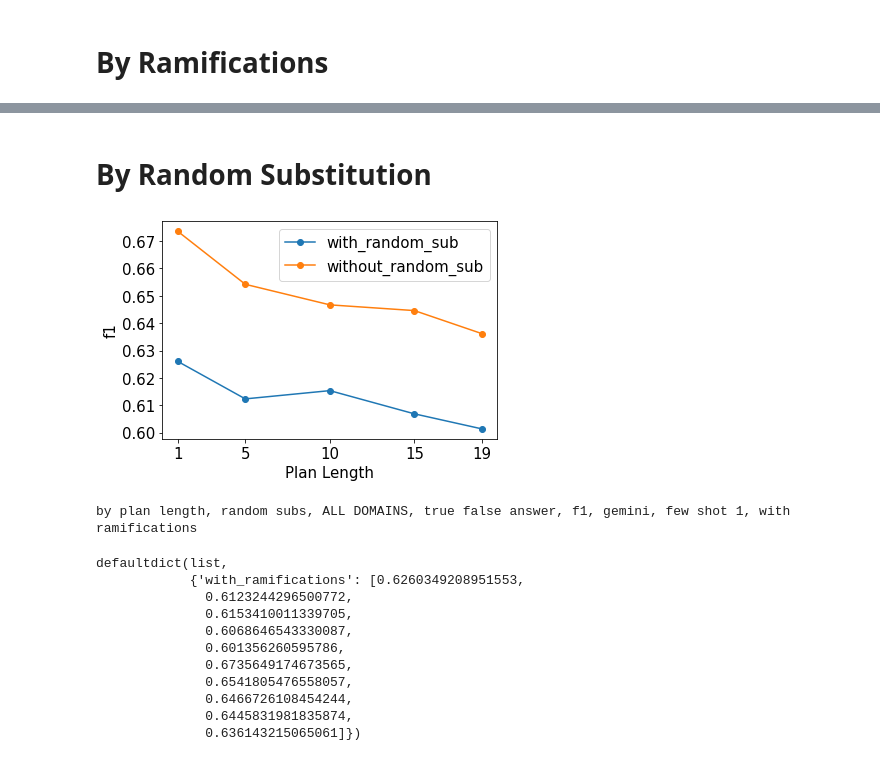
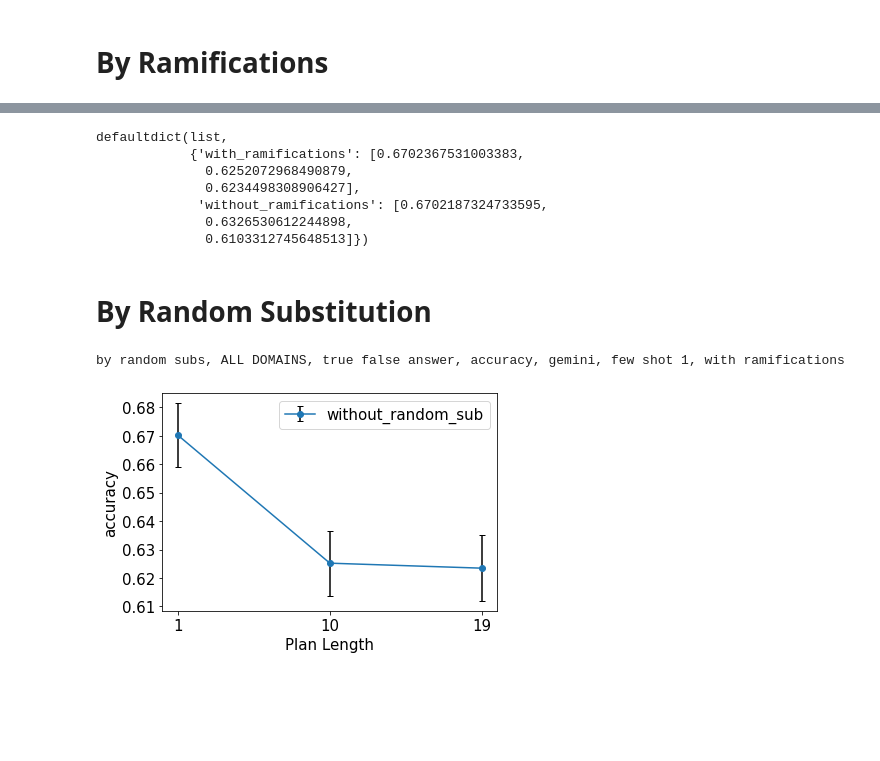
Before and after one commit to izuminka/reasoning_about_actions, a Jupyter notebook: src/analysis/plots/by_plan_length.ipynb, the cells around one changed output, grey strips where cells are left out. Saved outputs shown, nothing was run; the diff lists cells and outputs as text; code cells hidden in the pictures; blank space fills up the shorter version.

```diff
--- a/src/analysis/plots/by_plan_length.ipynb
+++ b/src/analysis/plots/by_plan_length.ipynb
@@ -73,6 +109,8 @@ for domain_type, domain_ls in [(TRANSPORTATION_DOMAIN_KEY, TRANSPORTATION_DOMAIN
 # %% [markdown]
 # By Question Category
 # %%
+ramifications = WITHOUT_RAMIFICATIONS
+
 for domain in [ALL_DOMAINS_KEY]: #[TRANSPORTATION_DOMAIN_KEY, NON_TRANSPORTATION_DOMAIN_KEY]: #ALL_DOMAINS_KEY
     results_by_cat = defaultdict(list)
     error_by_cat = defaultdict(list)
@@ -82,18 +120,18 @@ for domain in [ALL_DOMAINS_KEY]: #[TRANSPORTATION_DOMAIN_KEY, NON_TRANSPORTATION
             results_by_cat[question_category].append(res_obj['result'])
             error_by_cat[question_category].append(res_obj['result_other']['sem'])
 
-    plt.figure()
+    plt.figure(figsize=(6,5))
     # plt.plot(plan_lengths, [0.5 for _ in range(len(plan_lengths))], linestyle='dashed', color='black')
 
     for categoty, data in results_by_cat.items():
         # plt.plot(plan_lengths, data, 'o-', label=categoty)
-        plt.errorbar(plan_lengths, data, yerr=error_by_cat[categoty], capsize=3, fmt="o-", label=categoty, ecolor = "black")
+        plt.errorbar(plan_lengths, data, yerr=error_by_cat[categoty], capsize=3, fmt="o-", label=categoty, ecolor = "grey")
 
 
     plt.ylim([0.4, 1])
     plt.xticks(plan_lengths)
     # plt.title(f'{domain} {model_name} {prompt_type} {ramifications}')
-    plt.legend(fontsize=9)#, loc=(1.04, 0))
+    plt.legend(fontsize=10)#, loc=(1.04, 0))
     plt.xticks(size=15)
     plt.xlabel('Plan Length', size=15)
     plt.yticks(size=15)
@@ -114,6 +152,4 @@ model_name = 'gemini'#'gemma-2b-it'
 prompt_type = 'few_shot_1'
 subs = WITHOUT_RANDOM_SUB
 question_category = ALL_QUESTION_CATEGORIES_KEY
-
-save_dir = os.path.join(STATISTICS_PATH, 'by_length_plots')
 # %%
@@ -147,3 +188,13 @@ for domain in [ALL_DOMAINS_KEY]: #[TRANSPORTATION_DOMAIN_KEY, NON_TRANSPORTATION
+# %%
+results_by_cat
+# %% [output]
+defaultdict(list,
+            {'with_ramifications': [0.6702367531003383,
+              0.6252072968490879,
+              0.6234498308906427],
+             'without_ramifications': [0.6702187324733595,
+              0.6326530612244898,
+              0.6103312745648513]})
 # %% [markdown]
 # By Random Substitution
 # %%
@@ -151,50 +202,38 @@ model_name = 'gemini'#'gemma-2b-it'
 prompt_type = 'few_shot_1'
 question_category = ALL_QUESTION_CATEGORIES_KEY
 ramifications = WITH_RAMIFICATIONS
-
-save_dir = os.path.join(STATISTICS_PATH, 'by_length_plots')
 # %%
 for domain in [ALL_DOMAINS_KEY]: #[TRANSPORTATION_DOMAIN_KEY, NON_TRANSPORTATION_DOMAIN_KEY]: #ALL_DOMAINS_KEY DOMAIN_NAMES:
     results_by_cat = defaultdict(list)
+    error_by_cat = defaultdict(list)
     for subs in [WITH_RANDOM_SUB, WITHOUT_RANDOM_SUB]:
-        for plan_length in PLAN_LENGTHS:
-            res = filter_single_selector(stats_all, plan_length, question_category, ramifications, model_name, prompt_type, domain, answer_type, subs)
-            results_by_cat[subs].append(res)
+        for plan_length in plan_lengths:
+            res_obj = filter_single_selector(stats_all, plan_length, question_category, ramifications, model_name, prompt_type, domain, answer_type, subs)
+            if res_obj:
+                results_by_cat[subs].append(res_obj['result'])
+                error_by_cat[subs].append(res_obj['result_other']['sem'])
 
     plt.figure()
     # plt.plot(PLAN_LENGTHS, [0.5 for _ in range(len(PLAN_LENGTHS))], linestyle='dashed', color='black')
 
     for categoty, data in results_by_cat.items():
-        plt.plot(PLAN_LENGTHS, data, 'o-', label=categoty)
+        plt.errorbar(plan_lengths, data, yerr=error_by_cat[categoty], capsize=3, fmt="o-", label=categoty, ecolor = "black")
 
     # plt.ylim([0.6, 0.7])
-    plt.xticks(PLAN_LENGTHS)
+    plt.xticks(plan_lengths)
     # plt.title(f'{domain} {model_name} {prompt_type} {ramifications}')
     plt.legend(fontsize=15)
     plt.xticks(size=15)
     plt.xlabel('Plan Length', size=15)
     plt.yticks(size=15)
     plt.ylabel(score_key, size=15)
 
-    save_name = f'random_subs.{domain}.{answer_type}.{score_key}.{model_name}.{prompt_type}.{ramifications}'
+    save_name = f'by_random_subs.{domain}.{answer_type}.{score_key}.{model_name}.{prompt_type}.{ramifications}'
     save_path = os.path.join(save_dir, f'{save_name}.pdf')
     plt.savefig(save_path, transparent=True, format="pdf", bbox_inches='tight')
-    plt.show()
-    print('by plan length,', ', '.join(k.replace('_', ' ') for k in save_name.split('.')))
+    # plt.show()
+    print(save_name.replace('.', ', ').replace('_', ' '))
+    # print('by plan length,', ', '.join(k.replace('_', ' ') for k in save_name.split('.')))
 # %% [output]
+by random subs, ALL DOMAINS, true false answer, accuracy, gemini, few shot 1, with ramifications
-[figure, old version]
+[figure, new version]
-by plan length, random subs, ALL DOMAINS, true false answer, f1, gemini, few shot 1, with ramifications
-# %%
-results_by_cat
-# %% [output]
-defaultdict(list,
-            {'with_ramifications': [0.6260349208951553,
-              0.6123244296500772,
-              0.6153410011339705,
-              0.6068646543330087,
-              0.601356260595786,
-              0.6735649174673565,
-              0.6541805476558057,
-              0.6466726108454244,
-              0.6445831981835874,
-              0.636143215065061]})
```
Also changed, not shown: parts of 6 cells of this notebook, 3 other files.
